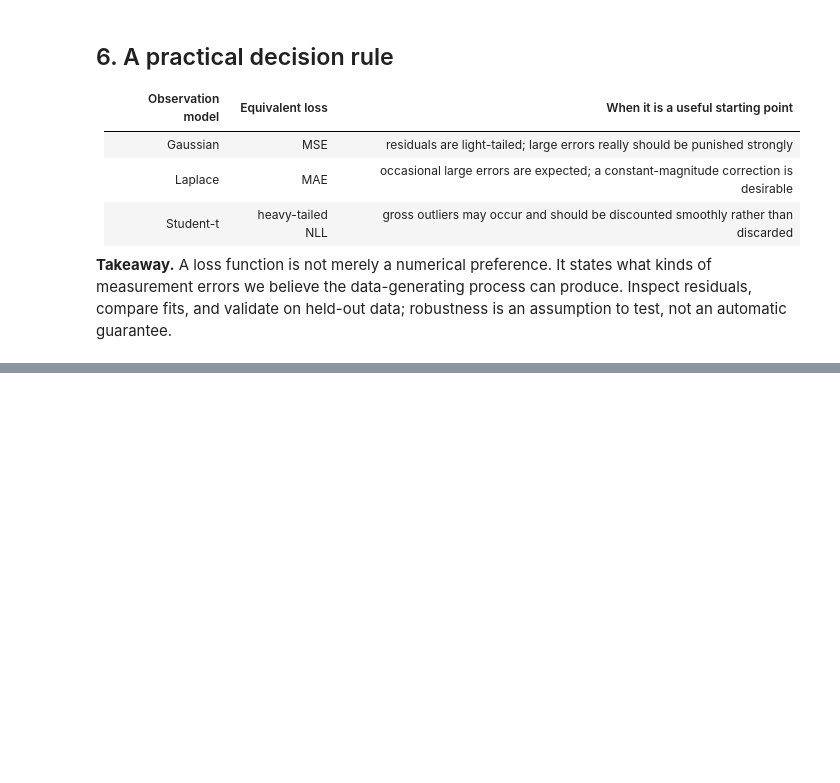
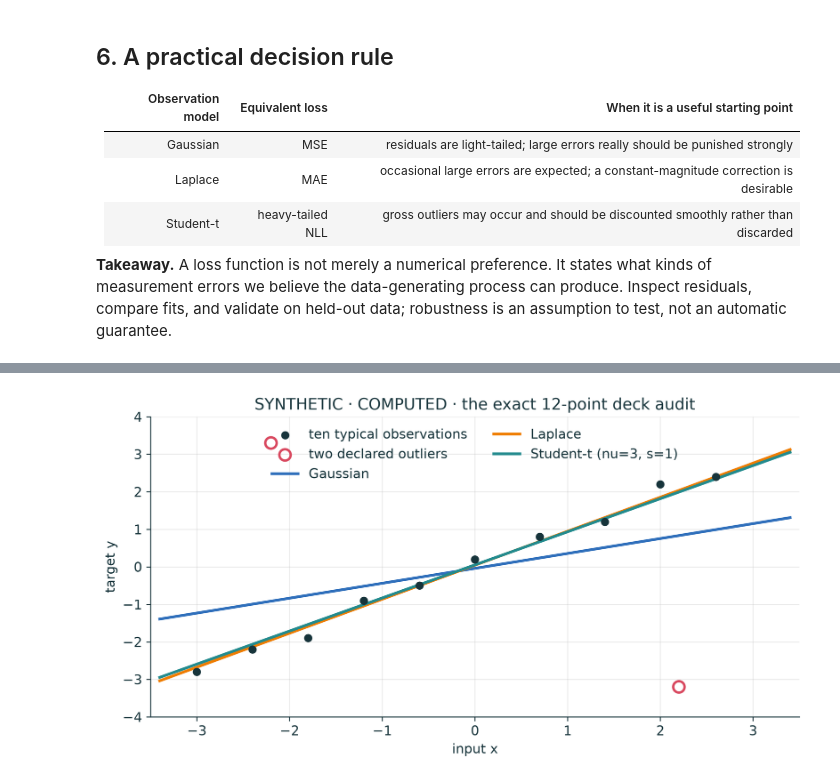
Before and after one commit to nipunbatra/dl-teaching, a Jupyter notebook: notebooks/L01/03_robust_linear_regression.ipynb, the cells around one changed output, grey strips where cells are left out. Cells and saved outputs as stored; diff of their text form; code cells hidden in the pictures; blank space fills up the shorter version.

```diff
--- a/notebooks/L01/03_robust_linear_regression.ipynb
+++ b/notebooks/L01/03_robust_linear_regression.ipynb
@@ -284,0 +405,24 @@ held-out data; robustness is an assumption to test, not an automatic guarantee.
+# %%
+deck_line_x = torch.linspace(-3.4, 3.4, 300)
+fig, ax = plt.subplots(figsize=(8.4, 4.5))
+ax.scatter(deck_inliers[:, 0], deck_inliers[:, 1], s=34, color=INK,
+           label="ten typical observations", zorder=3)
+ax.scatter(deck_outliers[:, 0], deck_outliers[:, 1], s=90, facecolor="none",
+           edgecolor=RED, linewidth=2, label="two declared outliers", zorder=4)
+for name, theta, color in [
+    ("Gaussian", deck_gaussian_fit, BLUE),
+    ("Laplace", deck_laplace_fit, ORANGE),
+    ("Student-t (nu=3, s=1)", deck_student_fits[(3.0, 1.0)], TEAL),
+]:
+    ax.plot(deck_line_x, theta[0] + theta[1] * deck_line_x, color=color, label=name)
+
+ax.set(
+    title="SYNTHETIC · COMPUTED · the exact 12-point deck audit",
+    xlabel="input x", ylabel="target y", xlim=(-3.5, 3.5), ylim=(-4, 4),
+)
+ax.grid(alpha=0.25)
+ax.legend(ncols=2, loc="upper center")
+plt.tight_layout()
+plt.show()
+# %% [output]
+[figure, added]
```
Also changed, not shown: parts of 3 cells of this notebook, 6 other files.
